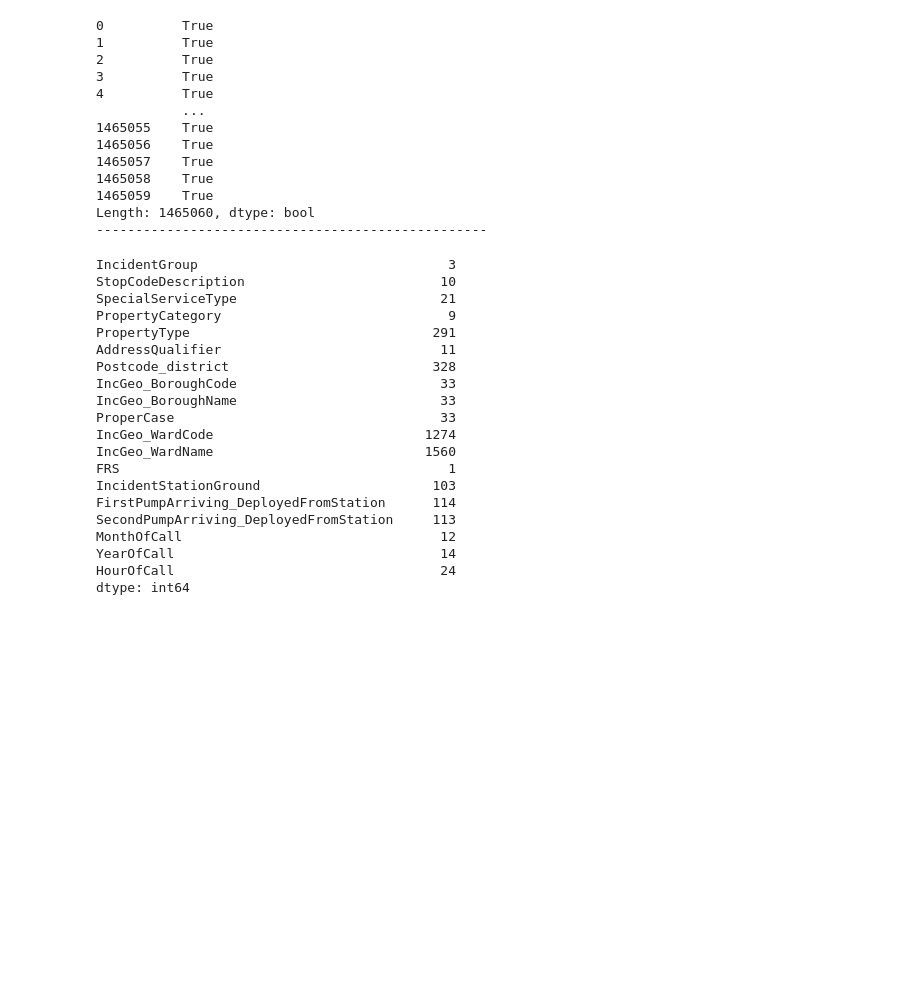
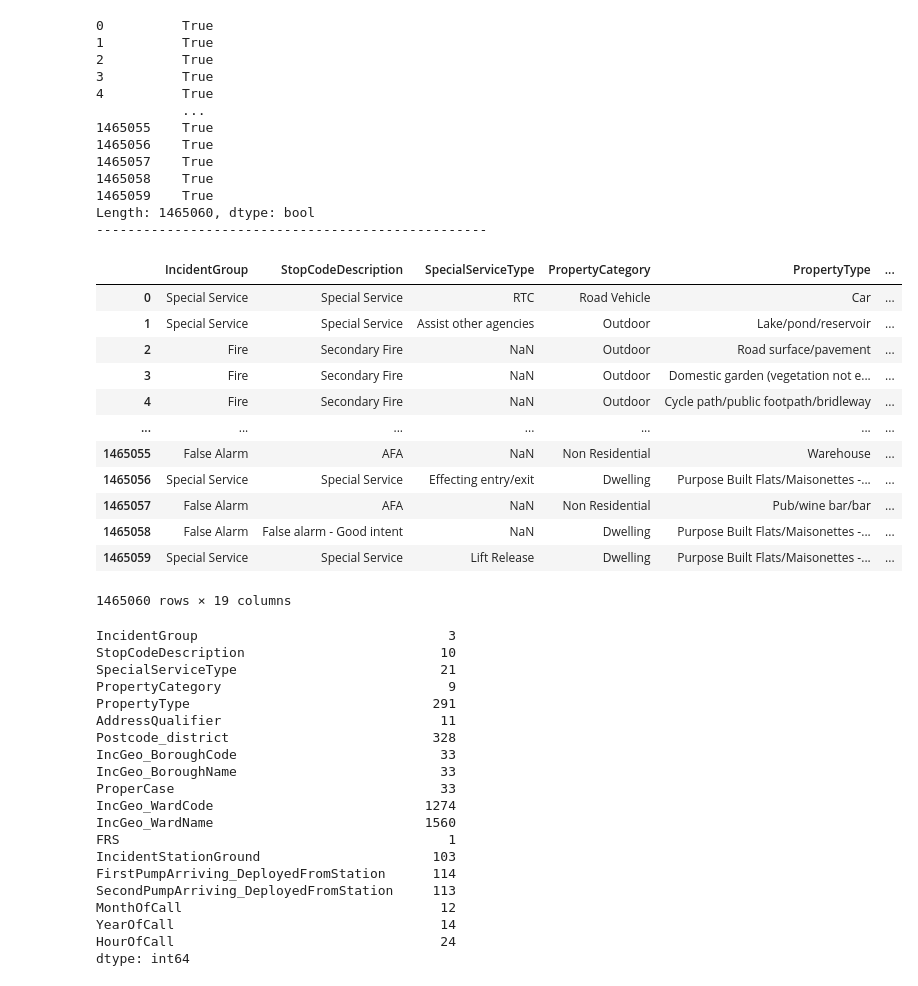
Before and after one commit to Ndaruga/Multiple-Machine-Learning-Projects, a Jupyter notebook: London-Fire-Brigade/LFB Analysis.ipynb, the cells around one changed output. Drawn from its saved outputs; the diff is of its cells as text; code cells hidden in the pictures; blank space fills up the shorter version.

```diff
--- a/London-Fire-Brigade/LFB Analysis.ipynb
+++ b/London-Fire-Brigade/LFB Analysis.ipynb
@@ -220,4 +219,22 @@ df_categorical.drop('DateOfCall', axis=1, inplace = True)
 # Create a new column from the DateOfCall column.
 df_categorical['HourOfCall'] = df_categorical['TimeOfCall'].apply(lambda x: x.split(":")[0])
 df_categorical.drop('TimeOfCall', axis=1, inplace = True)
+# %%
+# Show new dataframe
+
+df_categorical
+# %% [output]
+|  | IncidentGroup | StopCodeDescription | SpecialServiceType | PropertyCategory | PropertyType | ... |
+| 0 | Special Service | Special Service | RTC | Road Vehicle | Car | ... |
+| 1 | Special Service | Special Service | Assist other agencies | Outdoor | Lake/pond/reservoir | ... |
+| 2 | Fire | Secondary Fire | NaN | Outdoor | Road surface/pavement | ... |
+| 3 | Fire | Secondary Fire | NaN | Outdoor | Domestic garden (vegetation not e... | ... |
+| 4 | Fire | Secondary Fire | NaN | Outdoor | Cycle path/public footpath/bridleway | ... |
+| ... | ... | ... | ... | ... | ... | ... |
+| 1465055 | False Alarm | AFA | NaN | Non Residential | Warehouse | ... |
+| 1465056 | Special Service | Special Service | Effecting entry/exit | Dwelling | Purpose Built Flats/Maisonettes -... | ... |
+| 1465057 | False Alarm | AFA | NaN | Non Residential | Pub/wine bar/bar | ... |
+| 1465058 | False Alarm | False alarm - Good intent | NaN | Dwelling | Purpose Built Flats/Maisonettes -... | ... |
+| 1465059 | Special Service | Special Service | Lift Release | Dwelling | Purpose Built Flats/Maisonettes -... | ... |
+1465060 rows × 19 columns
 # %%
```
Also changed, not shown: parts of 3 cells of this notebook.
